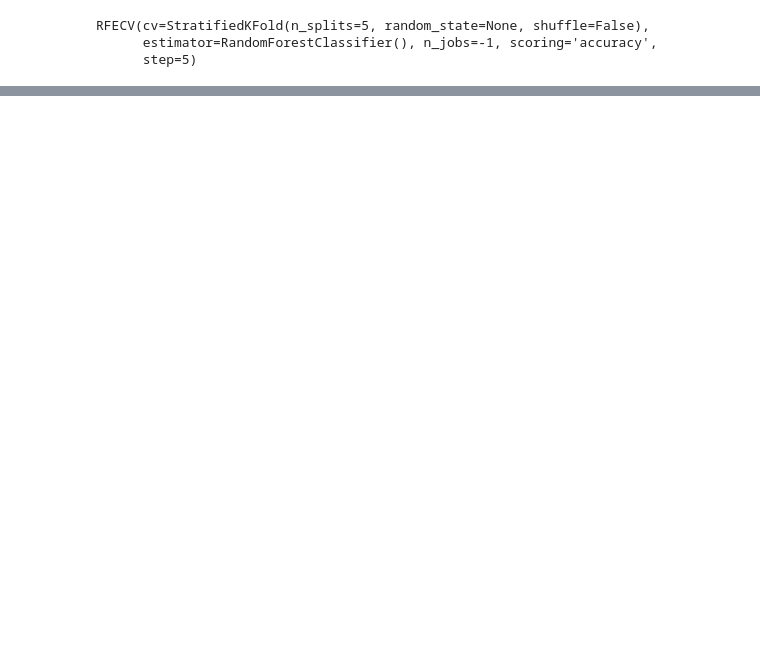
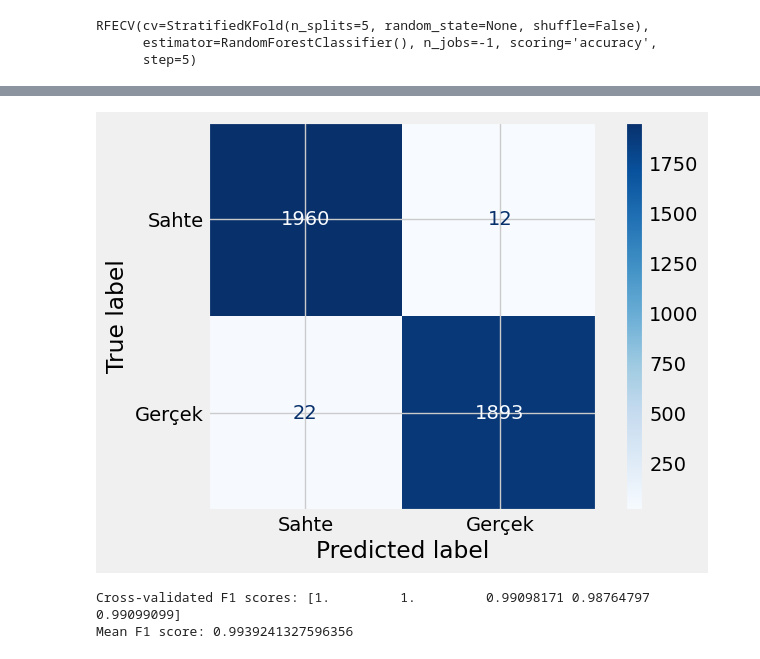
Before and after one commit to Phishbust/datanalysisandmodeling, a Jupyter notebook: data.ipynb, the cells around one changed output, grey strips where cells are left out. Saved outputs shown, nothing was run; the diff lists cells and outputs as text; code cells hidden in the pictures; blank space fills up the shorter version.

```diff
--- a/data.ipynb
+++ b/data.ipynb
@@ -472,6 +470,7 @@ y=df['status']
 # %%
 scaler = StandardScaler()
 x_scaled = scaler.fit_transform(x)
+x_scaled = pd.DataFrame(x_scaled, columns=x.columns)
 # %%
 xtrain, xtest, ytrain, ytest = train_test_split(x_scaled, y, test_size=0.2, random_state=42)
 # %%
@@ -534,3 +544,5 @@ IndexError: only integers, slices (`:`), ellipsis (`...`), numpy.newaxis (`None`
+# %%
+x_selected = x_scaled[selected_features]
 # %%
 sf=pd.DataFrame(selected_features)
 sf
@@ -537,3 +567,5 @@ sf
+# %%
+x_train_selected, x_test_selected, ytrain, ytest = train_test_split(x_selected, y, test_size=0.2, random_state=42)
 # %%
 model = RandomForestClassifier()
 model.fit(x_train_selected, ytrain)
@@ -550,0 +592,17 @@ print(matrix)
+# %%
+matrix = confusion_matrix(ytest,y_pred)
+disp = ConfusionMatrixDisplay(confusion_matrix=matrix, display_labels=labels)
+disp.plot(cmap=plt.cm.Blues)
+plt.show()
+# %% [output]
+[figure, added]
+# %%
+from sklearn.model_selection import cross_val_score
+
+# Example with 5-fold cross-validation
+cv_scores = cross_val_score(model, x_selected, y, cv=5, scoring='f1')
+print(f'Cross-validated F1 scores: {cv_scores}')
+print(f'Mean F1 score: {cv_scores.mean()}')
+# %% [output]
+Cross-validated F1 scores: [1.         1.         0.99098171 0.98764797 0.99099099]
+Mean F1 score: 0.9939241327596356
```
Also changed, not shown: parts of 9 cells of this notebook.
